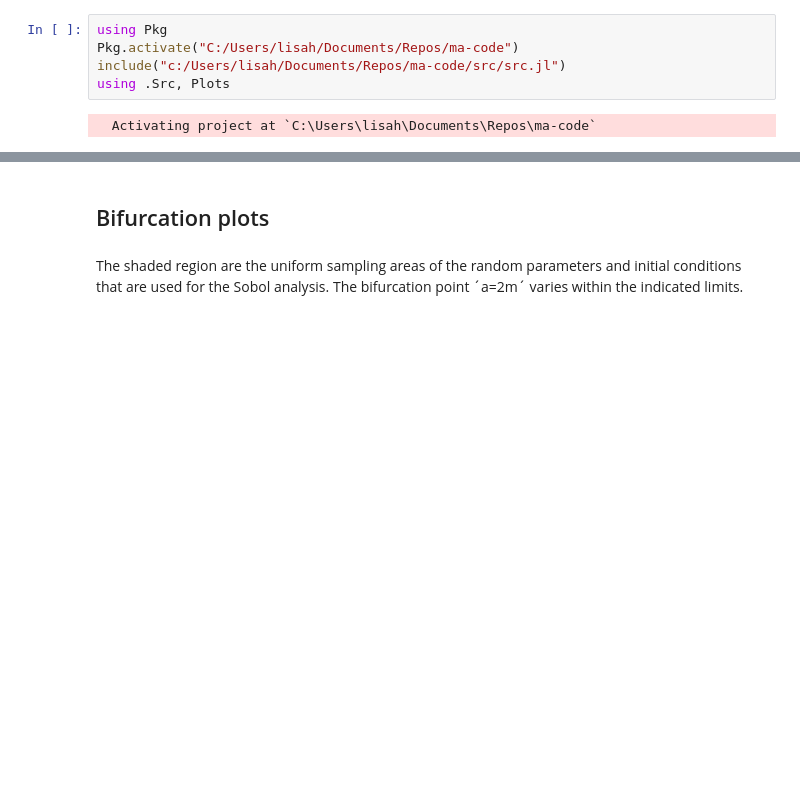
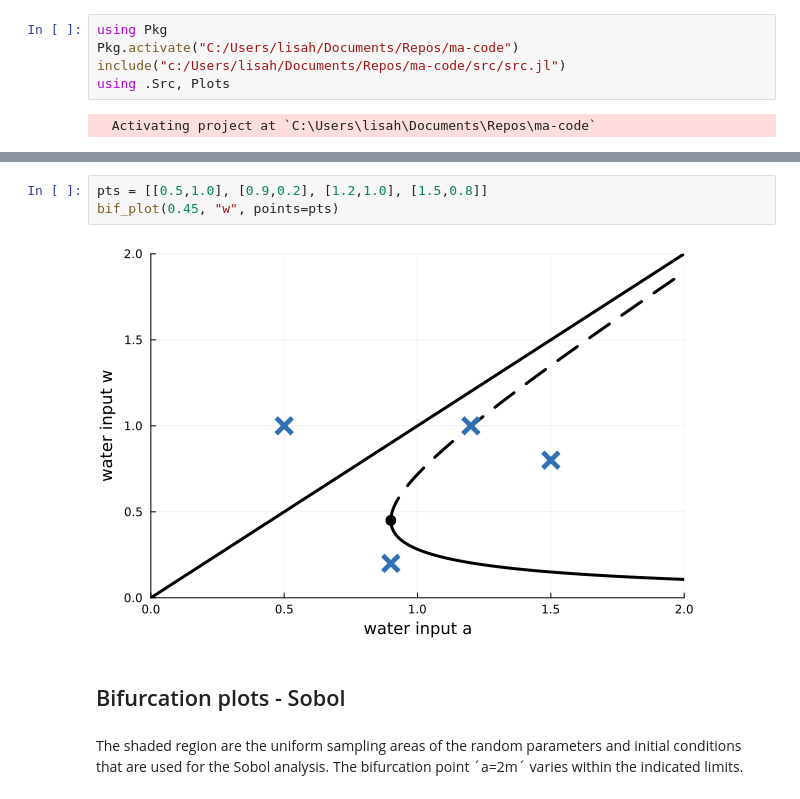
Before and after one commit to lisab00/ma-code, a Jupyter notebook: notebooks/playground/bifurcation_diagrams.ipynb, the cells around one changed output, grey strips where cells are left out. Cells and saved outputs as stored; diff of their text form; blank space fills up the shorter version.

```diff
--- a/notebooks/playground/bifurcation_diagrams.ipynb
+++ b/notebooks/playground/bifurcation_diagrams.ipynb
@@ -103,5 +21,10 @@ bif_plot! (generic function with 1 method)
+# %%
+pts = [[0.5,1.0], [0.9,0.2], [1.2,1.0], [1.5,0.8]]
+bif_plot(0.45, "w", points=pts)
+# %% [output]
+[figure, added]
 # %% [markdown]
-## Bifurcation plots
+## Bifurcation plots - Sobol
 # %% [markdown]
 The shaded region are the uniform sampling areas of the random parameters and initial conditions that are used for the Sobol analysis. The bifurcation point ´a=2m´ varies within the indicated limits.
 # %%
```
Also changed, not shown: parts of 6 cells of this notebook, 1 other file.
